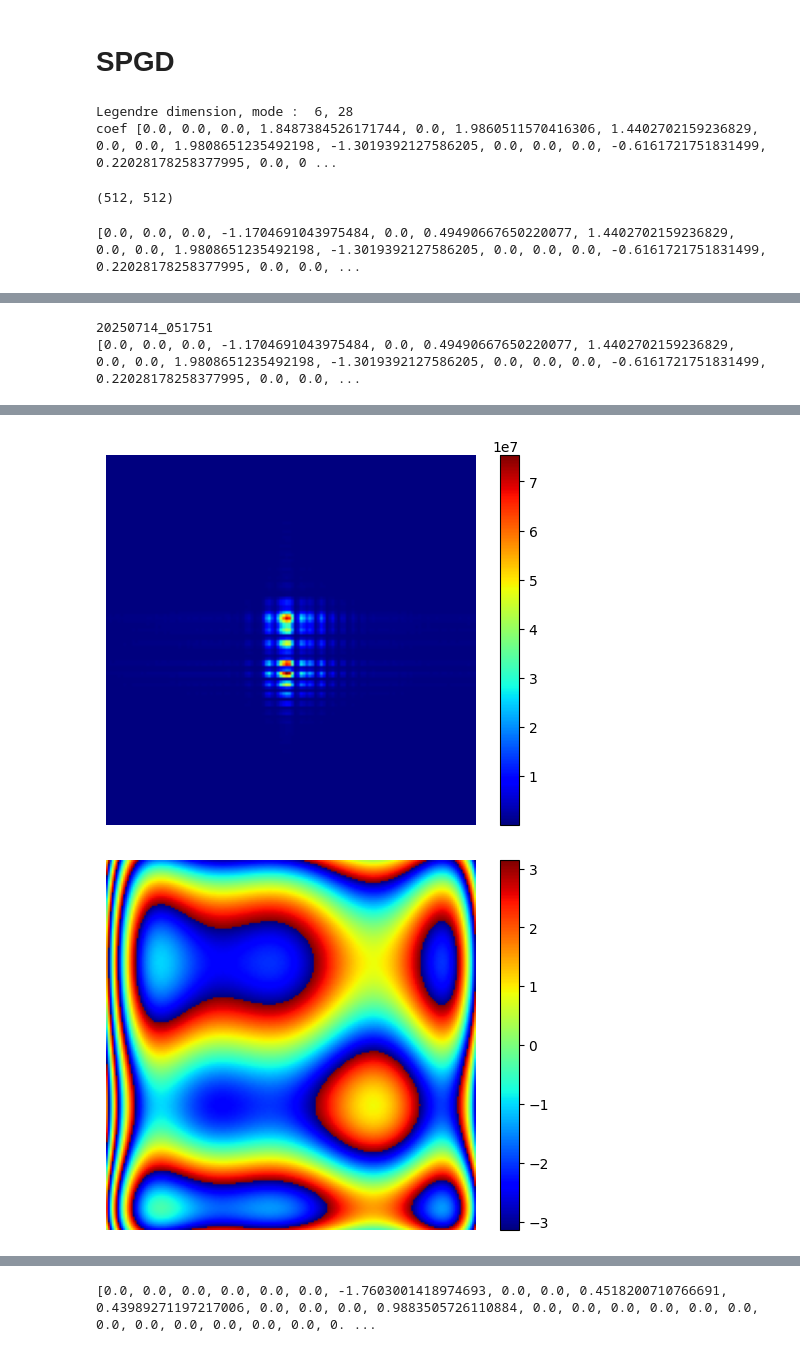
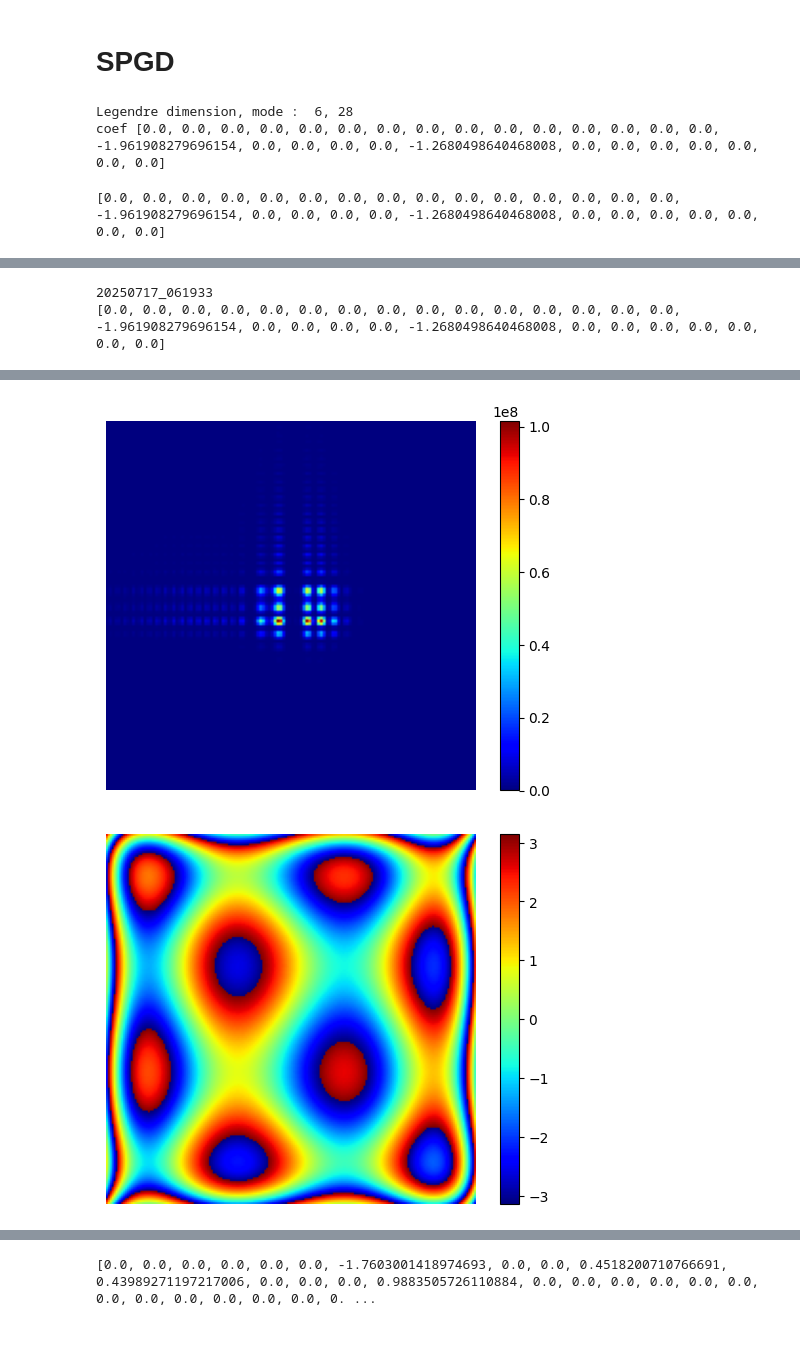
Before and after one commit to inagetsutomu/lab, a Jupyter notebook: SPGD.ipynb, the cells around one changed output, grey strips where cells are left out. Cells and saved outputs as stored; diff of their text form; code cells hidden in the pictures.

```diff
--- a/SPGD.ipynb
+++ b/SPGD.ipynb
@@ -861,7 +863,7 @@ def SPGD(limit, iterations=100, rate=0.5, num=10, rho=0.99, lr = 10):
     plt.savefig(filename, dpi = 300, format= 'tiff')
     plt.show()
 # %%
-N = 10
+N = 2
 # n = 10
 
 coef_w = 4     # Legendre多項式の係数幅
@@ -873,12 +875,13 @@ print("Legendre dimension, mode : ", str(maxD) + ", " + str(mode))
 target = [random.uniform(0.0, coef_w)-coef_w/2 for i in range(N)]   # Legendre多項式の係数
 coef = [0.0] * mode
 
-coef[3], coef[5], coef[6], coef[9], coef[10], coef[14], coef[15], coef[20],coef[21], coef[27] = target
+# coef[3], coef[5], coef[6], coef[9], coef[10], coef[14], coef[15], coef[20],coef[21], coef[27] = target
 
 # coef[3], coef[5] = target
 # coef[6], coef[9] = target
 # coef[10], coef[14] = target
-# coef[15], coef[20] = target
+coef[15], coef[20] = target
+# coef[21], coef[27] = target
 
 # coef[6], coef[9], coef[10], coef[14] = target
 # coef[6], coef[9], coef[15], coef[20] = target
@@ -895,11 +898,7 @@ print("coef",coef)
 start_coef = coef
 # %% [output]
 Legendre dimension, mode :  6, 28
-coef [0.0, 0.0, 0.0, 1.8487384526171744, 0.0, 1.9860511570416306, 1.4402702159236829, 0.0, 0.0, 1.9808651235492198, -1.3019392127586205, 0.0, 0.0, 0.0, -0.6161721751831499, 0.22028178258377995, 0.0, 0 ...
+coef [0.0, 0.0, 0.0, 0.0, 0.0, 0.0, 0.0, 0.0, 0.0, 0.0, 0.0, 0.0, 0.0, 0.0, 0.0, -1.961908279696154, 0.0, 0.0, 0.0, 0.0, -1.2680498640468008, 0.0, 0.0, 0.0, 0.0, 0.0, 0.0, 0.0]
-# %%
-np.array(polyEval2D(coef, B)).shape
-# %% [output]
-(512, 512)
 # %%
 # coef = [0.0, 0.0, 0.0, -1.2514339588855623, 0.0, -0.3144071409557081, -0.8010882969276838, 0.0, 0.0, 1.3111189862683834, 0.35207777395103856, 0.0, 0.0, 0.0, -0.28724129164016254, -1.4398127181549492, 0.0, 0.0, 0.0, 0.0, 0.15651562780177164, 1.0270377425221868, 0.0, 0.0, 0.0, 0.0, 0.0, -0.05356897336279265]
 
@@ -919,7 +918,7 @@ score = laplacian_score(img_total)
 now = datetime.now()
 timestamp = now.strftime("%Y%m%d_%H%M%S")
 print(timestamp)
-save_dir = f"./SPGD_各係数収差あり2次関数のみ最適化_{timestamp}"
+save_dir = f"./山登り_5次関数のみ_{timestamp}"
 save_images = f"{save_dir}/images"
 if not os.path.exists(save_images):
   os.makedirs(save_images)
@@ -969,4 +968,4 @@ plt.colorbar()
 plt.savefig(filename, dpi = 300, format= 'tiff')
 plt.show()
 # %% [output]
-[0.0, 0.0, 0.0, -1.1704691043975484, 0.0, 0.49490667650220077, 1.4402702159236829, 0.0, 0.0, 1.9808651235492198, -1.3019392127586205, 0.0, 0.0, 0.0, -0.6161721751831499, 0.22028178258377995, 0.0, 0.0, ...
+[0.0, 0.0, 0.0, 0.0, 0.0, 0.0, 0.0, 0.0, 0.0, 0.0, 0.0, 0.0, 0.0, 0.0, 0.0, -1.961908279696154, 0.0, 0.0, 0.0, 0.0, -1.2680498640468008, 0.0, 0.0, 0.0, 0.0, 0.0, 0.0, 0.0]
@@ -974,2 +973,2 @@ plt.show()
-20250714_051751
-[0.0, 0.0, 0.0, -1.1704691043975484, 0.0, 0.49490667650220077, 1.4402702159236829, 0.0, 0.0, 1.9808651235492198, -1.3019392127586205, 0.0, 0.0, 0.0, -0.6161721751831499, 0.22028178258377995, 0.0, 0.0, ...
+20250717_061933
+[0.0, 0.0, 0.0, 0.0, 0.0, 0.0, 0.0, 0.0, 0.0, 0.0, 0.0, 0.0, 0.0, 0.0, 0.0, -1.961908279696154, 0.0, 0.0, 0.0, 0.0, -1.2680498640468008, 0.0, 0.0, 0.0, 0.0, 0.0, 0.0, 0.0]
@@ -978,3 +977,3 @@ plt.show()
-[figure, old version]
+[figure, new version]
-[figure, old version]
+[figure, new version]
 # %%
```
Also changed, not shown: parts of 5 cells of this notebook, 1 other file.
